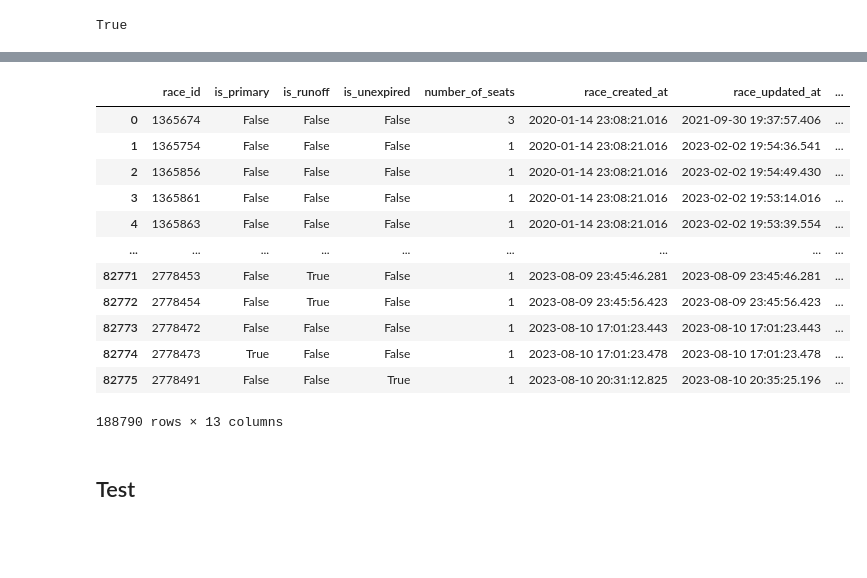
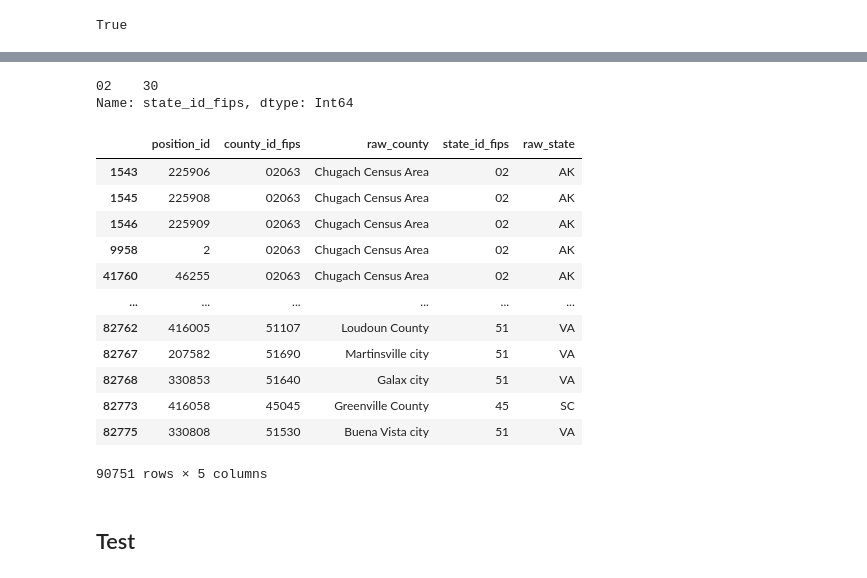
Before and after one commit to deployment-gap-model-education-fund/deployment-gap-model, a Jupyter notebook: notebooks/33-bdn-ballot-ready-normalization.ipynb, the cells around one changed output, grey strips where cells are left out. Saved outputs shown, nothing was run; the diff lists cells and outputs as text; code cells hidden in the pictures; blank space fills up the shorter version.

Commit message:
Create county position m:m table

```diff
--- a/notebooks/33-bdn-ballot-ready-normalization.ipynb
+++ b/notebooks/33-bdn-ballot-ready-normalization.ipynb
@@ -266,19 +295,26 @@ True
+# %%
+br_election_data.query("position_id == 2").state_id_fips.value_counts()
+# %% [output]
+02    30
+Name: state_id_fips, dtype: Int64
 # %%
-br_races
+position_counties_fields = ["position_id", "county_id_fips", "raw_county", "state_id_fips", "raw_state"]
+
+br_election_data.drop_duplicates(subset=["position_id", "county_id_fips"])[position_counties_fields]
 # %% [output]
-|  | race_id | is_primary | is_runoff | is_unexpired | number_of_seats | race_created_at | race_updated_at | ... |
-| 0 | 1365674 | False | False | False | 3 | 2020-01-14 23:08:21.016 | 2021-09-30 19:37:57.406 | ... |
-| 1 | 1365754 | False | False | False | 1 | 2020-01-14 23:08:21.016 | 2023-02-02 19:54:36.541 | ... |
-| 2 | 1365856 | False | False | False | 1 | 2020-01-14 23:08:21.016 | 2023-02-02 19:54:49.430 | ... |
-| 3 | 1365861 | False | False | False | 1 | 2020-01-14 23:08:21.016 | 2023-02-02 19:53:14.016 | ... |
-| 4 | 1365863 | False | False | False | 1 | 2020-01-14 23:08:21.016 | 2023-02-02 19:53:39.554 | ... |
-| ... | ... | ... | ... | ... | ... | ... | ... | ... |
-| 82771 | 2778453 | False | True | False | 1 | 2023-08-09 23:45:46.281 | 2023-08-09 23:45:46.281 | ... |
-| 82772 | 2778454 | False | True | False | 1 | 2023-08-09 23:45:56.423 | 2023-08-09 23:45:56.423 | ... |
-| 82773 | 2778472 | False | False | False | 1 | 2023-08-10 17:01:23.443 | 2023-08-10 17:01:23.443 | ... |
-| 82774 | 2778473 | True | False | False | 1 | 2023-08-10 17:01:23.478 | 2023-08-10 17:01:23.478 | ... |
-| 82775 | 2778491 | False | False | True | 1 | 2023-08-10 20:31:12.825 | 2023-08-10 20:35:25.196 | ... |
+|  | position_id | county_id_fips | raw_county | state_id_fips | raw_state |
+| 1543 | 225906 | 02063 | Chugach Census Area | 02 | AK |
+| 1545 | 225908 | 02063 | Chugach Census Area | 02 | AK |
+| 1546 | 225909 | 02063 | Chugach Census Area | 02 | AK |
+| 9958 | 2 | 02063 | Chugach Census Area | 02 | AK |
+| 41760 | 46255 | 02063 | Chugach Census Area | 02 | AK |
+| ... | ... | ... | ... | ... | ... |
+| 82762 | 416005 | 51107 | Loudoun County | 51 | VA |
+| 82767 | 207582 | 51690 | Martinsville city | 51 | VA |
+| 82768 | 330853 | 51640 | Galax city | 51 | VA |
+| 82773 | 416058 | 45045 | Greenville County | 45 | SC |
+| 82775 | 330808 | 51530 | Buena Vista city | 51 | VA |
-188790 rows × 13 columns
+90751 rows × 5 columns
 # %% [markdown]
 ## Test
 # %%
```
Also changed, not shown: parts of 21 cells of this notebook, 4 other files.
